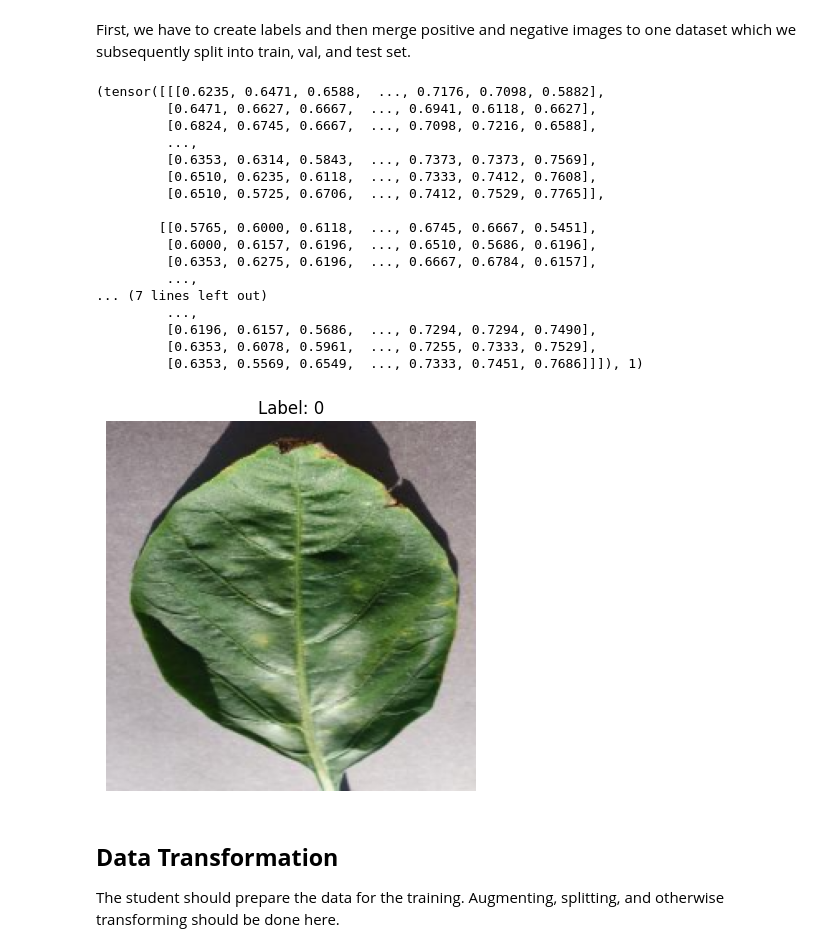
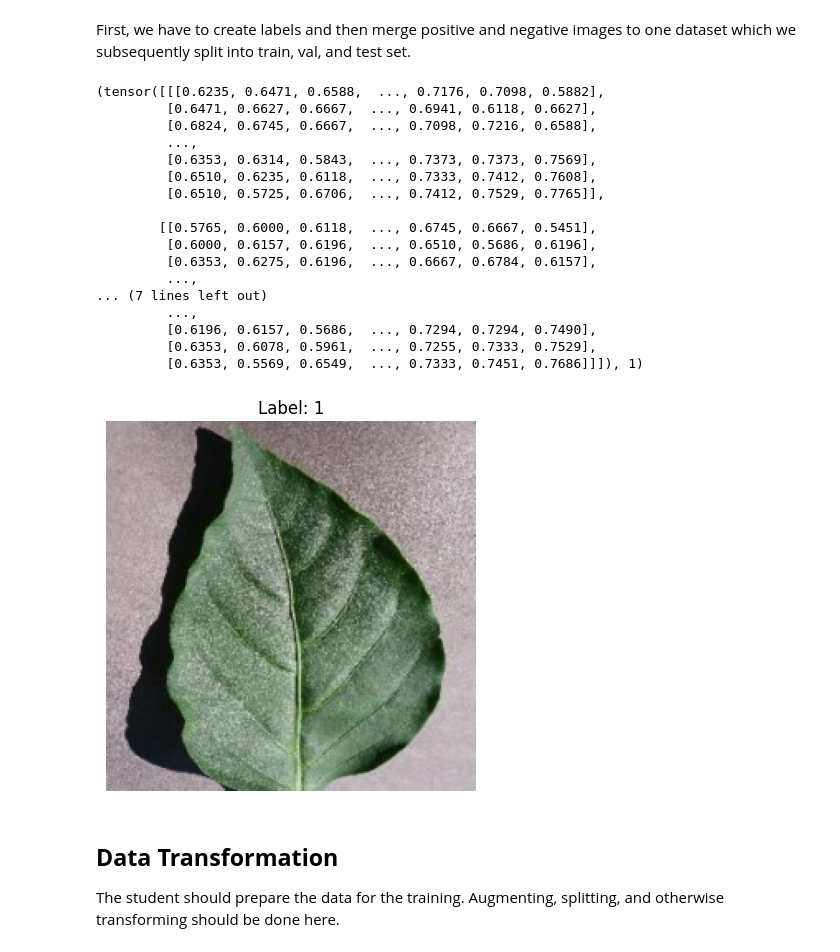
Before and after one commit to reascr/MSC-in-IT-and-Cognition, a Jupyter notebook: AppliedAI/Second_assignment_dataset_3.ipynb, the cells around one changed output. Saved outputs shown, nothing was run; the diff lists cells and outputs as text; code cells hidden in the pictures.

```diff
--- a/AppliedAI/Second_assignment_dataset_3.ipynb
+++ b/AppliedAI/Second_assignment_dataset_3.ipynb
@@ -149,32 +149,32 @@ class BellPepperDataset(Dataset):
 # %%
 dataset = BellPepperDataset(image_paths, labels, transform)
 print(dataset[0])
 import torchvision.transforms.functional as TF
 
-image, label = dataset[1500]
+image, label = dataset[0]
 plt.imshow(TF.to_pil_image(image))
 plt.title(f"Label: {label}")
 plt.axis("off")
 plt.show()
 # %% [output]
 (tensor([[[0.6235, 0.6471, 0.6588,  ..., 0.7176, 0.7098, 0.5882],
          [0.6471, 0.6627, 0.6667,  ..., 0.6941, 0.6118, 0.6627],
          [0.6824, 0.6745, 0.6667,  ..., 0.7098, 0.7216, 0.6588],
          ...,
          [0.6353, 0.6314, 0.5843,  ..., 0.7373, 0.7373, 0.7569],
          [0.6510, 0.6235, 0.6118,  ..., 0.7333, 0.7412, 0.7608],
          [0.6510, 0.5725, 0.6706,  ..., 0.7412, 0.7529, 0.7765]],
 
         [[0.5765, 0.6000, 0.6118,  ..., 0.6745, 0.6667, 0.5451],
          [0.6000, 0.6157, 0.6196,  ..., 0.6510, 0.5686, 0.6196],
          [0.6353, 0.6275, 0.6196,  ..., 0.6667, 0.6784, 0.6157],
          ...,
 ... (7 lines left out)
          ...,
          [0.6196, 0.6157, 0.5686,  ..., 0.7294, 0.7294, 0.7490],
          [0.6353, 0.6078, 0.5961,  ..., 0.7255, 0.7333, 0.7529],
          [0.6353, 0.5569, 0.6549,  ..., 0.7333, 0.7451, 0.7686]]]), 1)
-[figure, old version]
+[figure, new version]
 # %% [markdown]
 ## **Data Transformation**
 
```
Also changed, not shown: parts of 14 cells of this notebook.
